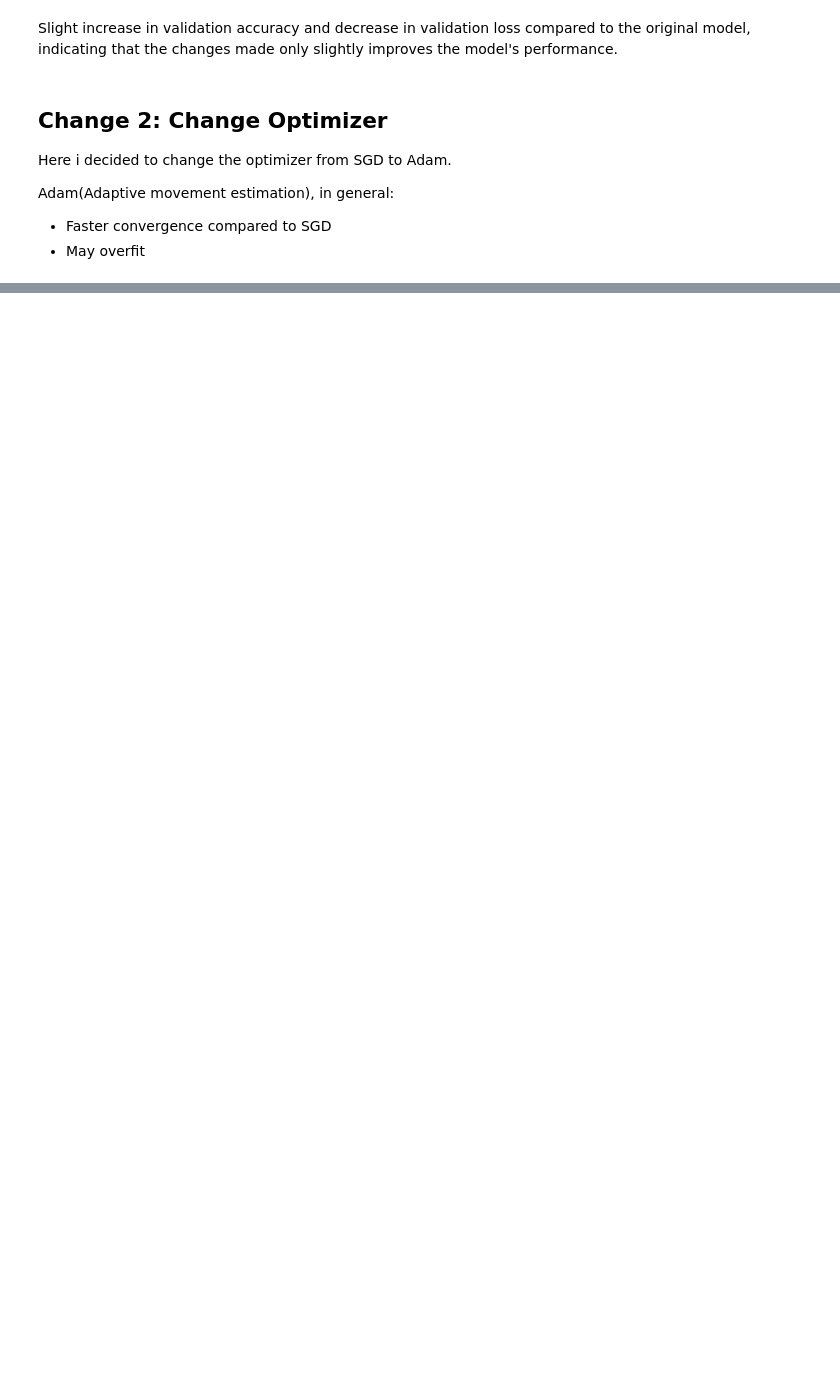
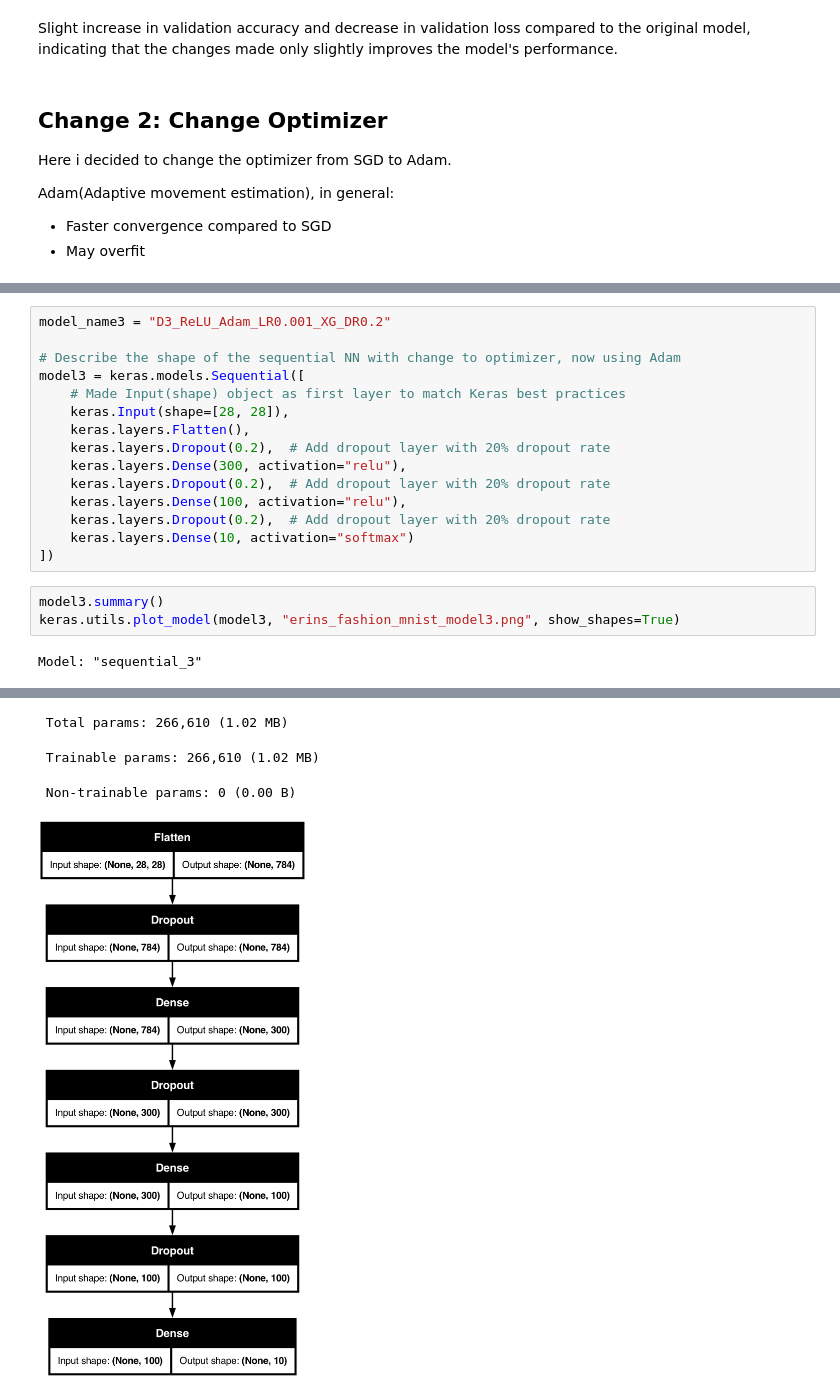
Before and after one commit to erinakin/AppliedMLClass, a Jupyter notebook: ErinAkinjide_HW1.ipynb, the cells around one changed output, grey strips where cells are left out. Drawn from its saved outputs; the diff is of its cells as text; blank space fills up the shorter version.

```diff
--- a/ErinAkinjide_HW1.ipynb
+++ b/ErinAkinjide_HW1.ipynb
@@ -312,0 +405,20 @@ plt.show()
+# %%
+model_name3 = "D3_ReLU_Adam_LR0.001_XG_DR0.2"
+
+# Describe the shape of the sequential NN with change to optimizer, now using Adam
+model3 = keras.models.Sequential([
+    # Made Input(shape) object as first layer to match Keras best practices
+    keras.Input(shape=[28, 28]),
+    keras.layers.Flatten(),
+    keras.layers.Dropout(0.2),  # Add dropout layer with 20% dropout rate
+    keras.layers.Dense(300, activation="relu"),
+    keras.layers.Dropout(0.2),  # Add dropout layer with 20% dropout rate
+    keras.layers.Dense(100, activation="relu"),
+    keras.layers.Dropout(0.2),  # Add dropout layer with 20% dropout rate
+    keras.layers.Dense(10, activation="softmax")
+])
+# %%
+model3.summary()
+keras.utils.plot_model(model3, "erins_fashion_mnist_model3.png", show_shapes=True)
+# %% [output]
+Model: "sequential_3"
@@ -312,0 +442,4 @@ plt.show()
+ Total params: 266,610 (1.02 MB)
+ Trainable params: 266,610 (1.02 MB)
+ Non-trainable params: 0 (0.00 B)
+[figure, added]
```
Also changed, not shown: parts of 48 cells of this notebook, 11 other files.
